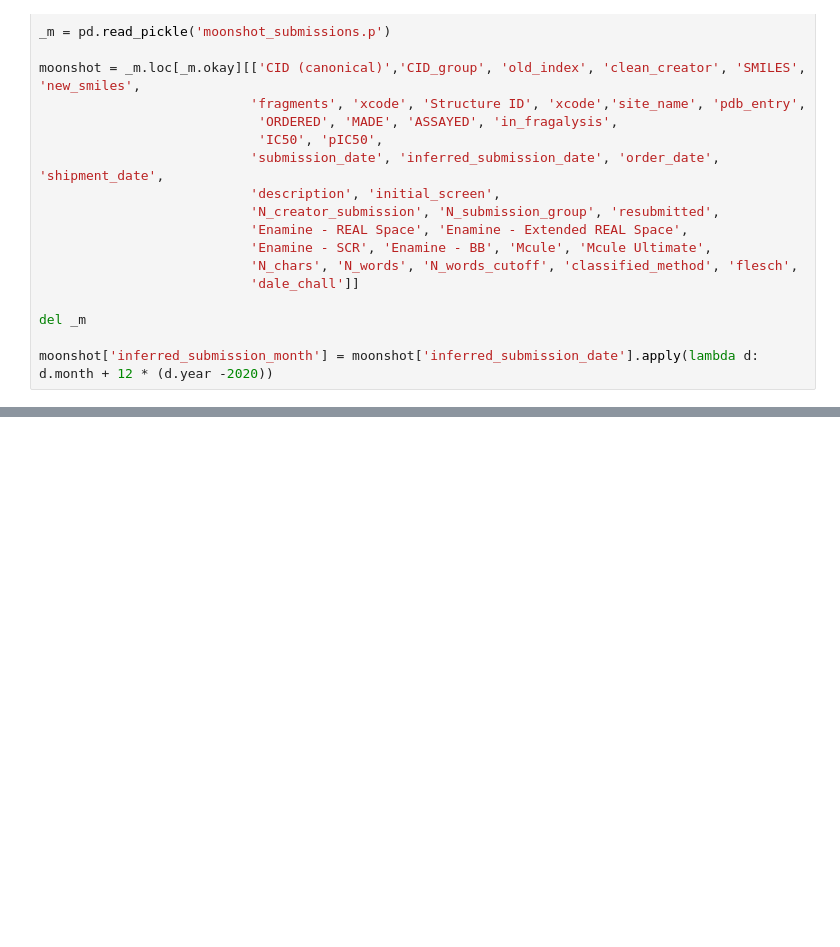
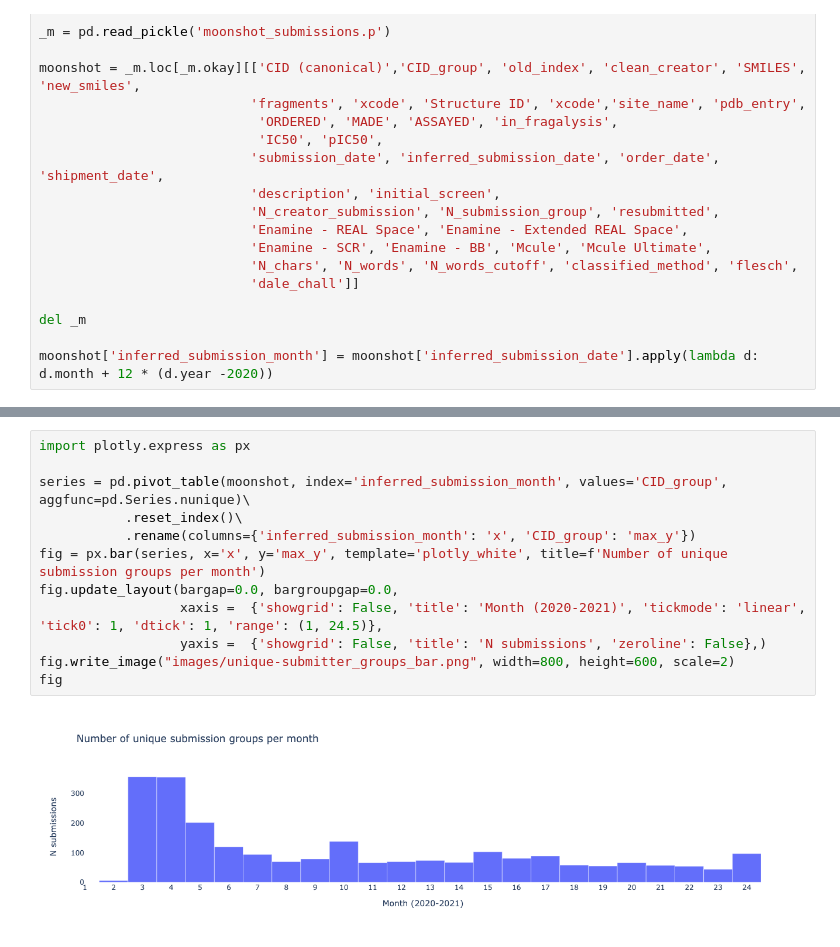
Before and after one commit to matteoferla/COVID-Moonshot-metadata-analysis, a Jupyter notebook: pictograms.ipynb, the cells around one changed output, grey strips where cells are left out. Cells and saved outputs as stored; diff of their text form; blank space fills up the shorter version.

```diff
--- a/pictograms.ipynb
+++ b/pictograms.ipynb
@@ -46,3 +60,17 @@ fig
+# %%
+import plotly.express as px
+
+series = pd.pivot_table(moonshot, index='inferred_submission_month', values='CID_group', aggfunc=pd.Series.nunique)\
+           .reset_index()\
+           .rename(columns={'inferred_submission_month': 'x', 'CID_group': 'max_y'})
+fig = px.bar(series, x='x', y='max_y', template='plotly_white', title=f'Number of unique submission groups per month')
+fig.update_layout(bargap=0.0, bargroupgap=0.0,
+                  xaxis =  {'showgrid': False, 'title': 'Month (2020-2021)', 'tickmode': 'linear', 'tick0': 1, 'dtick': 1, 'range': (1, 24.5)},
+                  yaxis =  {'showgrid': False, 'title': 'N submissions', 'zeroline': False},)
+fig.write_image("images/unique-submitter_groups_bar.png", width=800, height=600, scale=2)
+fig
+# %% [output]
+[figure, added]
 # %%
 series = pd.pivot_table(moonshot, index='inferred_submission_month', values='CID_group', aggfunc=pd.Series.nunique)\
            .reset_index()\
```
Also changed, not shown: parts of 3 cells of this notebook, 3 other files.
